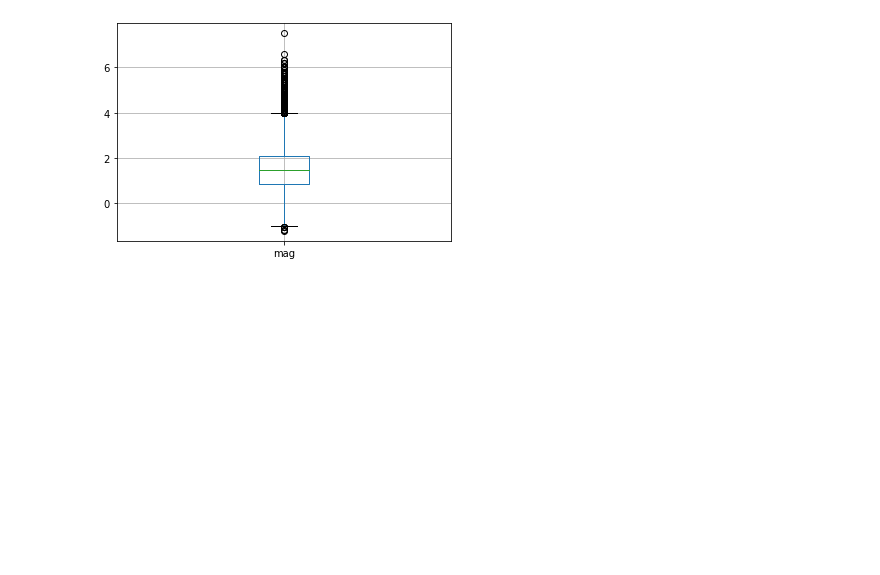
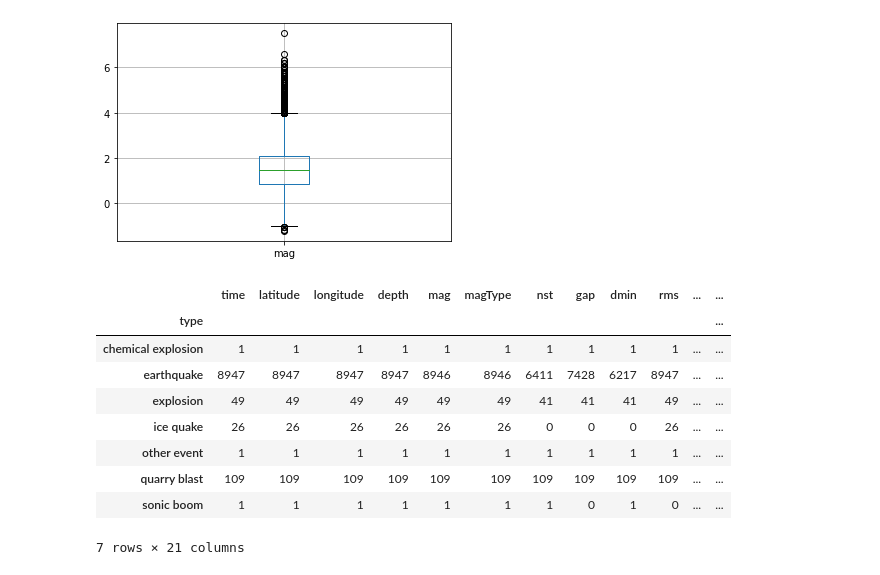
Before and after one commit to catstacks/TDADSAssignments, a Jupyter notebook: Earthquake_Visualisations.ipynb, the cells around one changed output. Drawn from its saved outputs; the diff is of its cells as text; code cells hidden in the pictures; blank space fills up the shorter version.

```diff
--- a/Earthquake_Visualisations.ipynb
+++ b/Earthquake_Visualisations.ipynb
@@ -53,3 +53,16 @@ earthquakes.boxplot(column='mag', ax=ax)
 # %% [output]
 <AxesSubplot:>
 [figure]
+# %%
+earthquakes.groupby(['type']).count()
+# %% [output]
+|  | time | latitude | longitude | depth | mag | magType | nst | gap | dmin | rms | ... | ... |
+| type |  |  |  |  |  |  |  |  |  |  |  | ... |
+| chemical explosion | 1 | 1 | 1 | 1 | 1 | 1 | 1 | 1 | 1 | 1 | ... | ... |
+| earthquake | 8947 | 8947 | 8947 | 8947 | 8946 | 8946 | 6411 | 7428 | 6217 | 8947 | ... | ... |
+| explosion | 49 | 49 | 49 | 49 | 49 | 49 | 41 | 41 | 41 | 49 | ... | ... |
+| ice quake | 26 | 26 | 26 | 26 | 26 | 26 | 0 | 0 | 0 | 26 | ... | ... |
+| other event | 1 | 1 | 1 | 1 | 1 | 1 | 1 | 1 | 1 | 1 | ... | ... |
+| quarry blast | 109 | 109 | 109 | 109 | 109 | 109 | 109 | 109 | 109 | 109 | ... | ... |
+| sonic boom | 1 | 1 | 1 | 1 | 1 | 1 | 1 | 0 | 1 | 0 | ... | ... |
+7 rows × 21 columns
```
Also changed, not shown: parts of 6 cells of this notebook, 1 other file.
